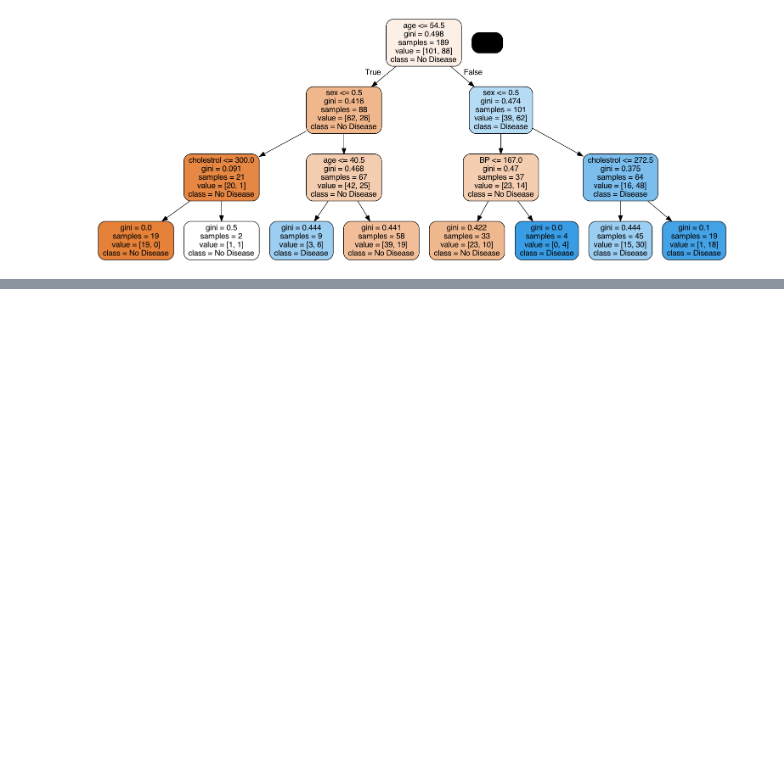
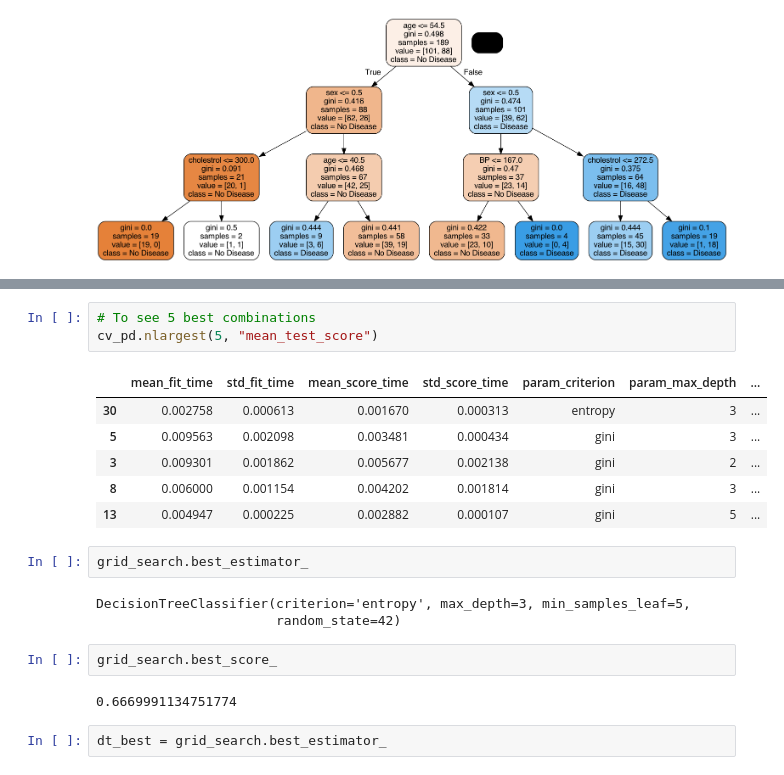
Before and after one commit to kc11381/Heart_Disease_and_Housing_Price_Prediction_Using_Decision_Tree_Random_Forest, a Jupyter notebook: heart_disease_prediction_using_decision_tree.ipynb, the cells around one changed output, grey strips where cells are left out. Saved outputs shown, nothing was run; the diff lists cells and outputs as text; blank space fills up the shorter version.

```diff
--- a/heart_disease_prediction_using_decision_tree.ipynb
+++ b/heart_disease_prediction_using_decision_tree.ipynb
@@ -317,0 +390,21 @@ Test Confusion Matrix:
+# %%
+# To see 5 best combinations
+cv_pd.nlargest(5, "mean_test_score")
+# %% [output]
+|  | mean_fit_time | std_fit_time | mean_score_time | std_score_time | param_criterion | param_max_depth | ... |
+| 30 | 0.002758 | 0.000613 | 0.001670 | 0.000313 | entropy | 3 | ... |
+| 5 | 0.009563 | 0.002098 | 0.003481 | 0.000434 | gini | 3 | ... |
+| 3 | 0.009301 | 0.001862 | 0.005677 | 0.002138 | gini | 2 | ... |
+| 8 | 0.006000 | 0.001154 | 0.004202 | 0.001814 | gini | 3 | ... |
+| 13 | 0.004947 | 0.000225 | 0.002882 | 0.000107 | gini | 5 | ... |
+# %%
+grid_search.best_estimator_
+# %% [output]
+DecisionTreeClassifier(criterion='entropy', max_depth=3, min_samples_leaf=5,
+                       random_state=42)
+# %%
+grid_search.best_score_
+# %% [output]
+0.6669991134751774
+# %%
+dt_best = grid_search.best_estimator_
```
Also changed, not shown: parts of 60 cells of this notebook.
